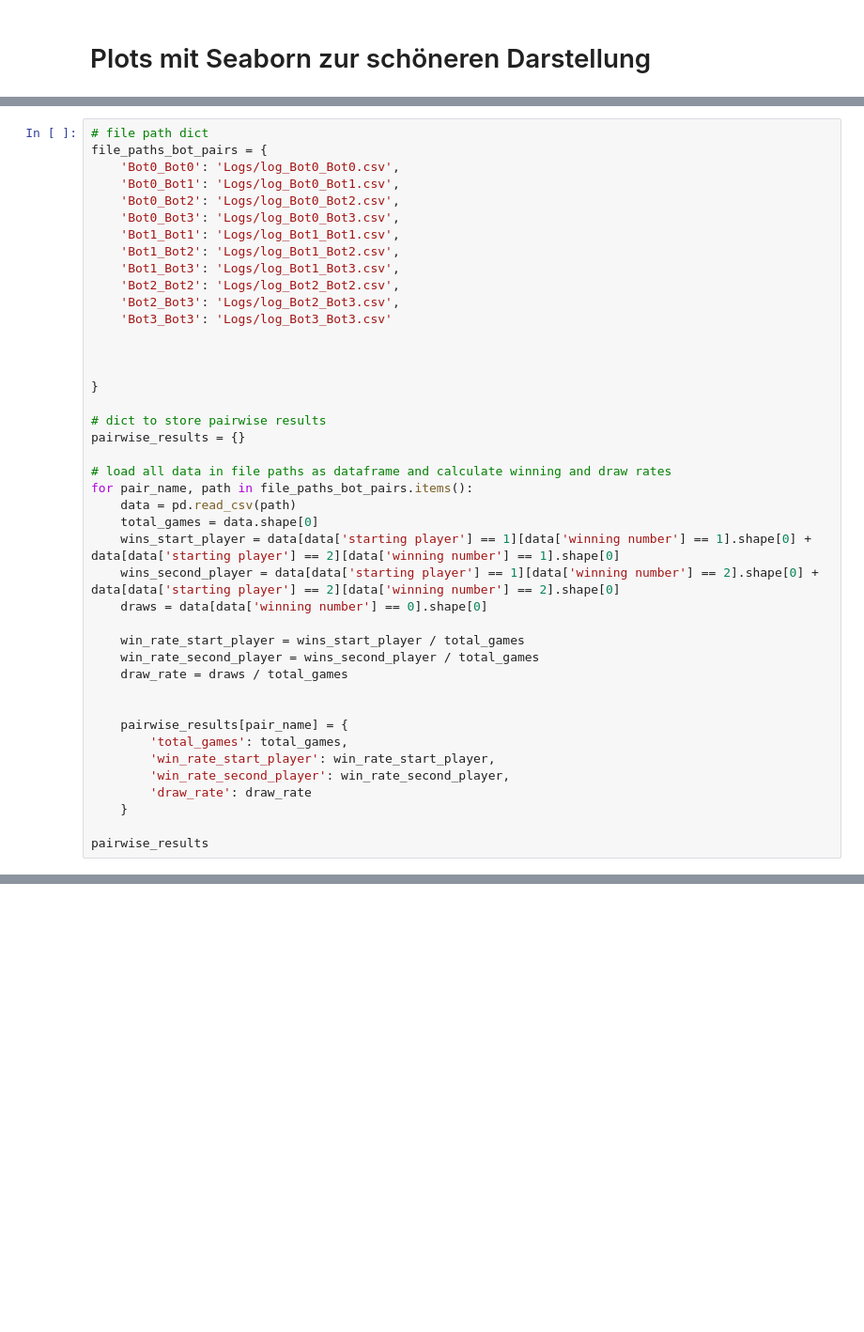
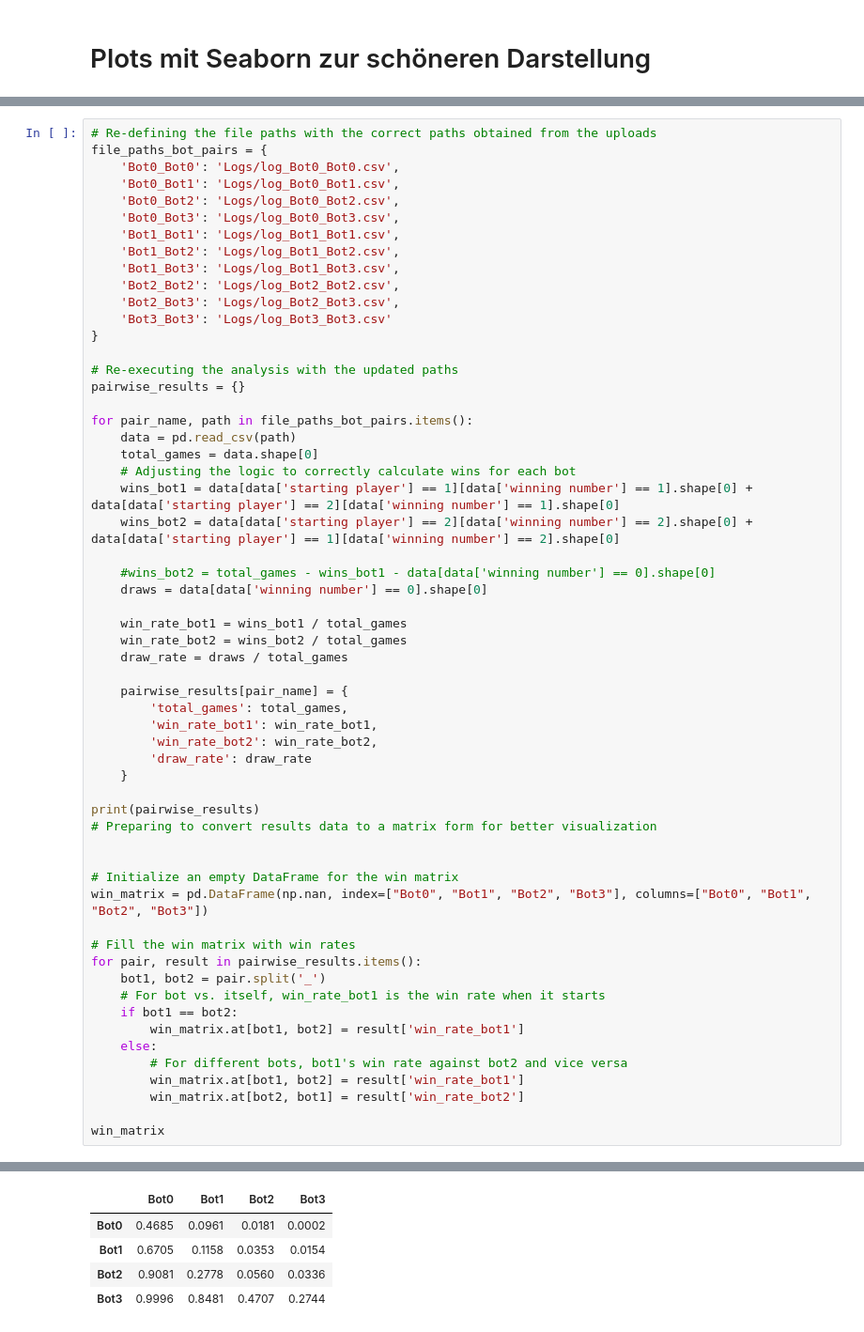
Before and after one commit to YolloPlays/MNK-DAISY, a Jupyter notebook: datascience.ipynb, the cells around one changed output, grey strips where cells are left out. Shown at 94% size. Saved outputs shown, nothing was run; the diff lists cells and outputs as text; blank space fills up the shorter version.

```diff
--- a/datascience.ipynb
+++ b/datascience.ipynb
@@ -142,6 +100,6 @@ plt.show()
 [figure]
 # %%
-# file path dict
+# Re-defining the file paths with the correct paths obtained from the uploads
 file_paths_bot_pairs = {
     'Bot0_Bot0': 'Logs/log_Bot0_Bot0.csv',
     'Bot0_Bot1': 'Logs/log_Bot0_Bot1.csv',
@@ -153,33 +111,49 @@ file_paths_bot_pairs = {
     'Bot2_Bot2': 'Logs/log_Bot2_Bot2.csv',
     'Bot2_Bot3': 'Logs/log_Bot2_Bot3.csv',
     'Bot3_Bot3': 'Logs/log_Bot3_Bot3.csv'
-
-
-
 }
 
-# dict to store pairwise results
+# Re-executing the analysis with the updated paths
 pairwise_results = {}
 
-# load all data in file paths as dataframe and calculate winning and draw rates
 for pair_name, path in file_paths_bot_pairs.items():
     data = pd.read_csv(path)
     total_games = data.shape[0]
-    wins_start_player = data[data['starting player'] == 1][data['winning number'] == 1].shape[0] + data[data['starting player'] == 2][data['winning number'] == 1].shape[0]
-    wins_second_player = data[data['starting player'] == 1][data['winning number'] == 2].shape[0] + data[data['starting player'] == 2][data['winning number'] == 2].shape[0]
+    # Adjusting the logic to correctly calculate wins for each bot
+    wins_bot1 = data[data['starting player'] == 1][data['winning number'] == 1].shape[0] + data[data['starting player'] == 2][data['winning number'] == 1].shape[0]
+    wins_bot2 = data[data['starting player'] == 2][data['winning number'] == 2].shape[0] + data[data['starting player'] == 1][data['winning number'] == 2].shape[0]
+
+    #wins_bot2 = total_games - wins_bot1 - data[data['winning number'] == 0].shape[0]
     draws = data[data['winning number'] == 0].shape[0]
 
-    win_rate_start_player = wins_start_player / total_games
-    win_rate_second_player = wins_second_player / total_games
+    win_rate_bot1 = wins_bot1 / total_games
+    win_rate_bot2 = wins_bot2 / total_games
     draw_rate = draws / total_games
-
 
     pairwise_results[pair_name] = {
         'total_games': total_games,
-        'win_rate_start_player': win_rate_start_player,
-        'win_rate_second_player': win_rate_second_player,
+        'win_rate_bot1': win_rate_bot1,
+        'win_rate_bot2': win_rate_bot2,
         'draw_rate': draw_rate
     }
 
-pairwise_results
+print(pairwise_results)
+# Preparing to convert results data to a matrix form for better visualization
+
+
+# Initialize an empty DataFrame for the win matrix
+win_matrix = pd.DataFrame(np.nan, index=["Bot0", "Bot1", "Bot2", "Bot3"], columns=["Bot0", "Bot1", "Bot2", "Bot3"])
+
+# Fill the win matrix with win rates
+for pair, result in pairwise_results.items():
+    bot1, bot2 = pair.split('_')
+    # For bot vs. itself, win_rate_bot1 is the win rate when it starts
+    if bot1 == bot2:
+        win_matrix.at[bot1, bot2] = result['win_rate_bot1']
+    else:
+        # For different bots, bot1's win rate against bot2 and vice versa
+        win_matrix.at[bot1, bot2] = result['win_rate_bot1']
+        win_matrix.at[bot2, bot1] = result['win_rate_bot2']
+
+win_matrix
 # %% [output]
@@ -202,0 +161,5 @@ pairwise_results
+|  | Bot0 | Bot1 | Bot2 | Bot3 |
+| Bot0 | 0.4685 | 0.0961 | 0.0181 | 0.0002 |
+| Bot1 | 0.6705 | 0.1158 | 0.0353 | 0.0154 |
+| Bot2 | 0.9081 | 0.2778 | 0.0560 | 0.0336 |
+| Bot3 | 0.9996 | 0.8481 | 0.4707 | 0.2744 |
```
Also changed, not shown: parts of 5 cells of this notebook.
